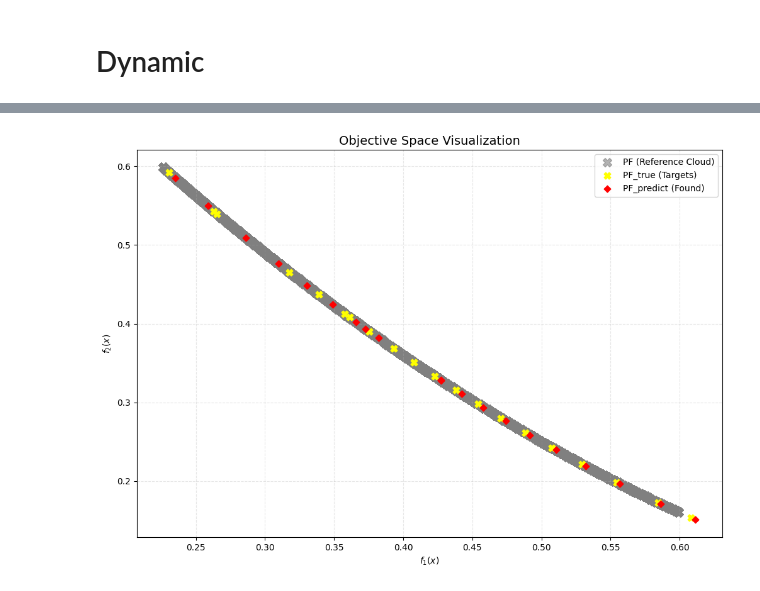
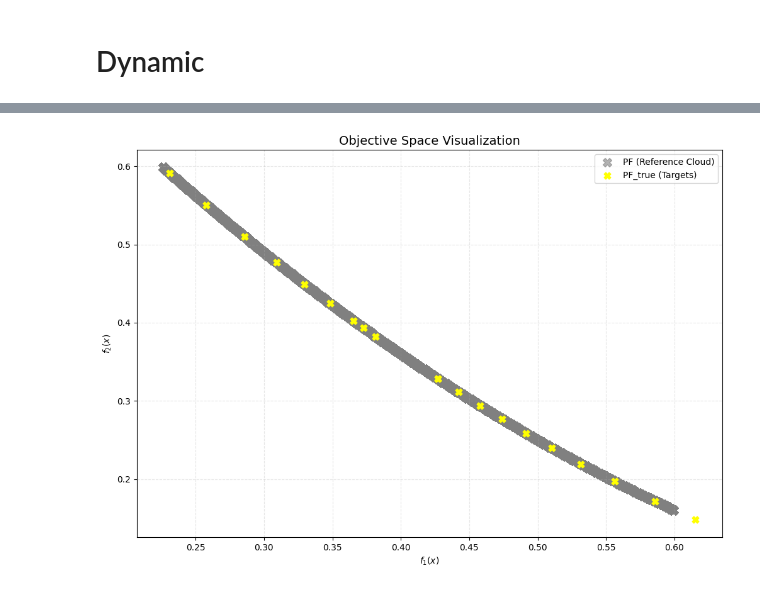
Before and after one commit to ritvien/ESP_Hypernet, a Jupyter notebook: 4_Pareto_front/Ex_7_1.ipynb, the cells around one changed output, grey strips where cells are left out. Saved outputs shown, nothing was run; the diff lists cells and outputs as text; code cells hidden in the pictures.

```diff
--- a/4_Pareto_front/Ex_7_1.ipynb
+++ b/4_Pareto_front/Ex_7_1.ipynb
@@ -325,11 +565,11 @@ Running Ray 3/20: [0.9864 0.1646]
 # %%
 visualize_pareto_front(
-    pf_pred=results_dynamic["pareto_f"],
+    pf_targets=results_dynamic["pareto_f"],
     pf_cloud=pf_cloud,
-    pf_targets=results["pareto_f"],
+#     pf_targets=results["pareto_f"],
     title="Objective Space Visualization",
     figsize=(12, 8)
 )
 # %% [output]
-[figure, old version]
+[figure, new version]
 # %%
```
Also changed, not shown: parts of 15 cells of this notebook, 11 other files.
